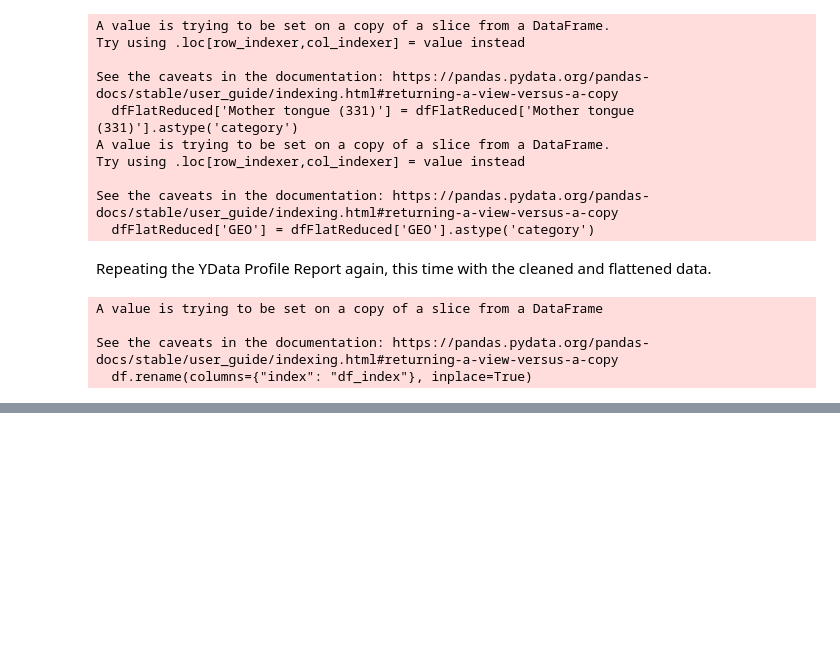
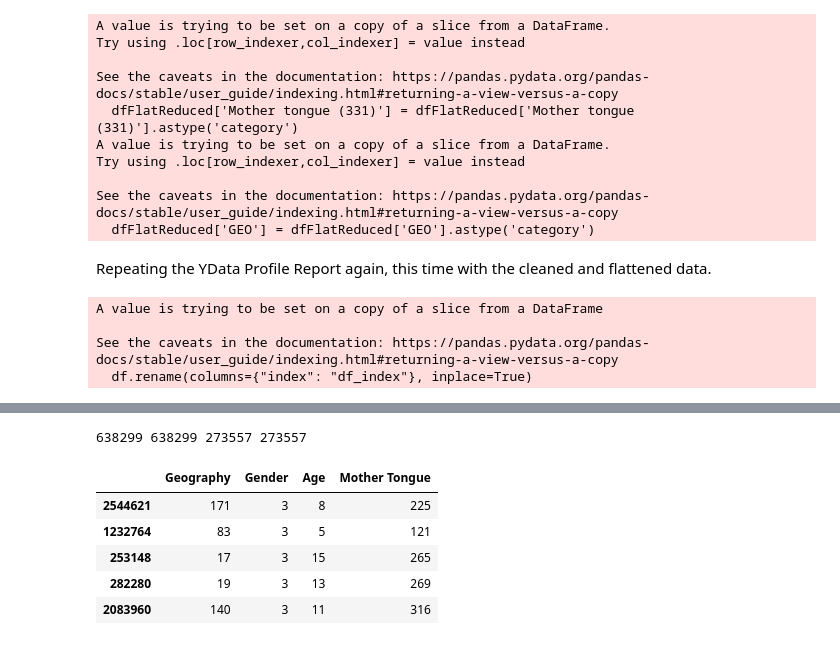
Before and after one commit to GCowderoy/MotherTongues-Canada, a Jupyter notebook: Profiling.ipynb, the cells around one changed output, grey strips where cells are left out. Cells and saved outputs as stored; diff of their text form; code cells hidden in the pictures; blank space fills up the shorter version.

```diff
--- a/Profiling.ipynb
+++ b/Profiling.ipynb
@@ -427,0 +455,3 @@ from sklearn.tree import DecisionTreeRegressor
+# %%
+X = X_Categories[['Geography','Gender','Age','Mother Tongue']]
+X.info()
@@ -427,0 +470,14 @@ from sklearn.tree import DecisionTreeRegressor
+# %%
+X_train, X_test, Y_train, Y_test = train_test_split(X,Y, test_size=0.3, random_state=42)
+print(len(X_train),len(Y_train),len(X_test),len(Y_test))
+# %% [output]
+638299 638299 273557 273557
+# %%
+X_train.head()
+# %% [output]
+|  | Geography | Gender | Age | Mother Tongue |
+| 2544621 | 171 | 3 | 8 | 225 |
+| 1232764 | 83 | 3 | 5 | 121 |
+| 253148 | 17 | 3 | 15 | 265 |
+| 282280 | 19 | 3 | 13 | 269 |
+| 2083960 | 140 | 3 | 11 | 316 |
```
Also changed, not shown: parts of 8 cells of this notebook.
